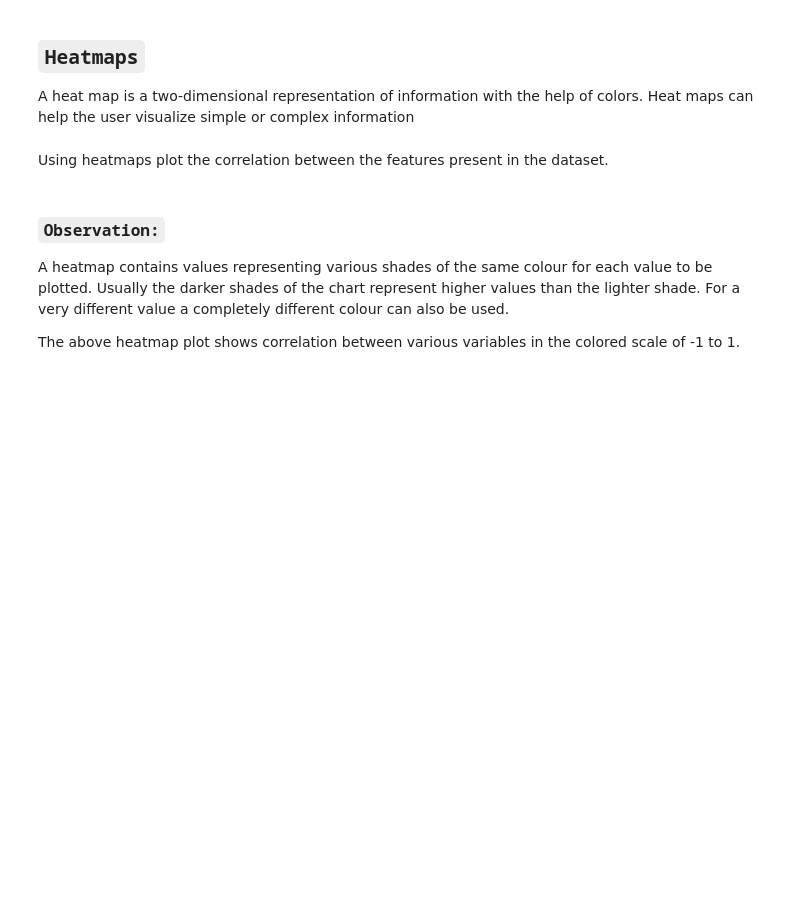
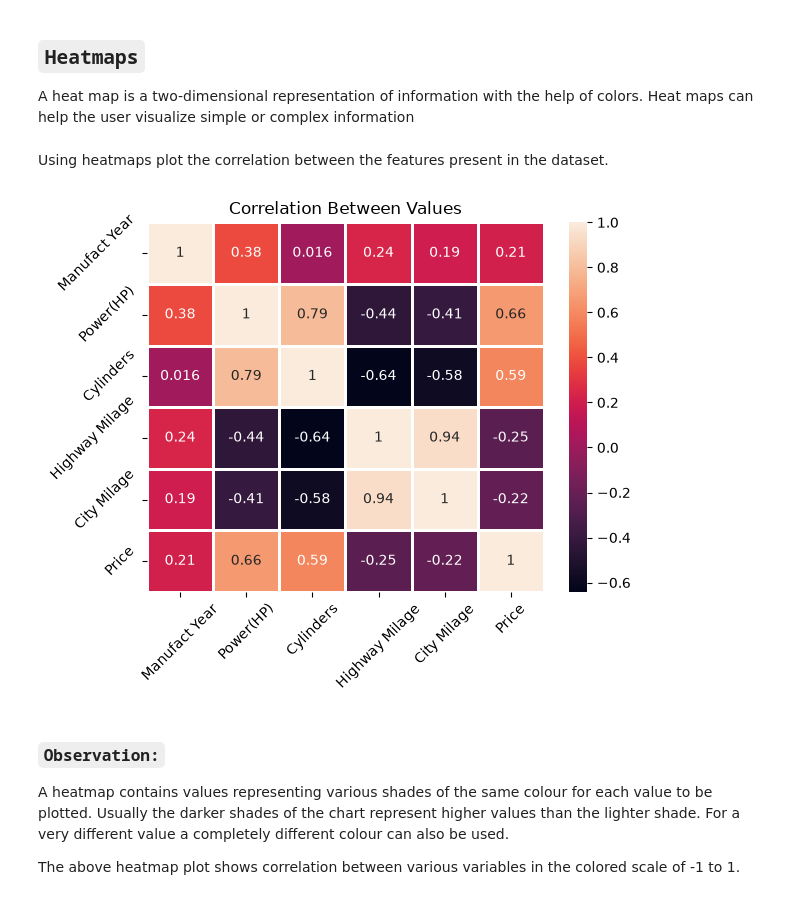
Before and after one commit to rishiydv-tech/Customer-Engagement-Product-Utilization-Analytics-for-Retention-Strategy, a Jupyter notebook: EDA_Assignment_Day_14.ipynb, the cells around one changed output. Drawn from its saved outputs; the diff is of its cells as text; code cells hidden in the pictures; blank space fills up the shorter version.

```diff
--- a/EDA_Assignment_Day_14.ipynb
+++ b/EDA_Assignment_Day_14.ipynb
@@ -498,6 +555,7 @@ A heat map is a two-dimensional representation of information with the help of c
 Using heatmaps plot the correlation between the features present in the dataset.
 # %%
 #find the correlation of features of the data
-# corr =
 
-# print corr
+corr = col.corr()
+# %% [output]
+[figure, added]
```
Also changed, not shown: parts of 12 cells of this notebook.
